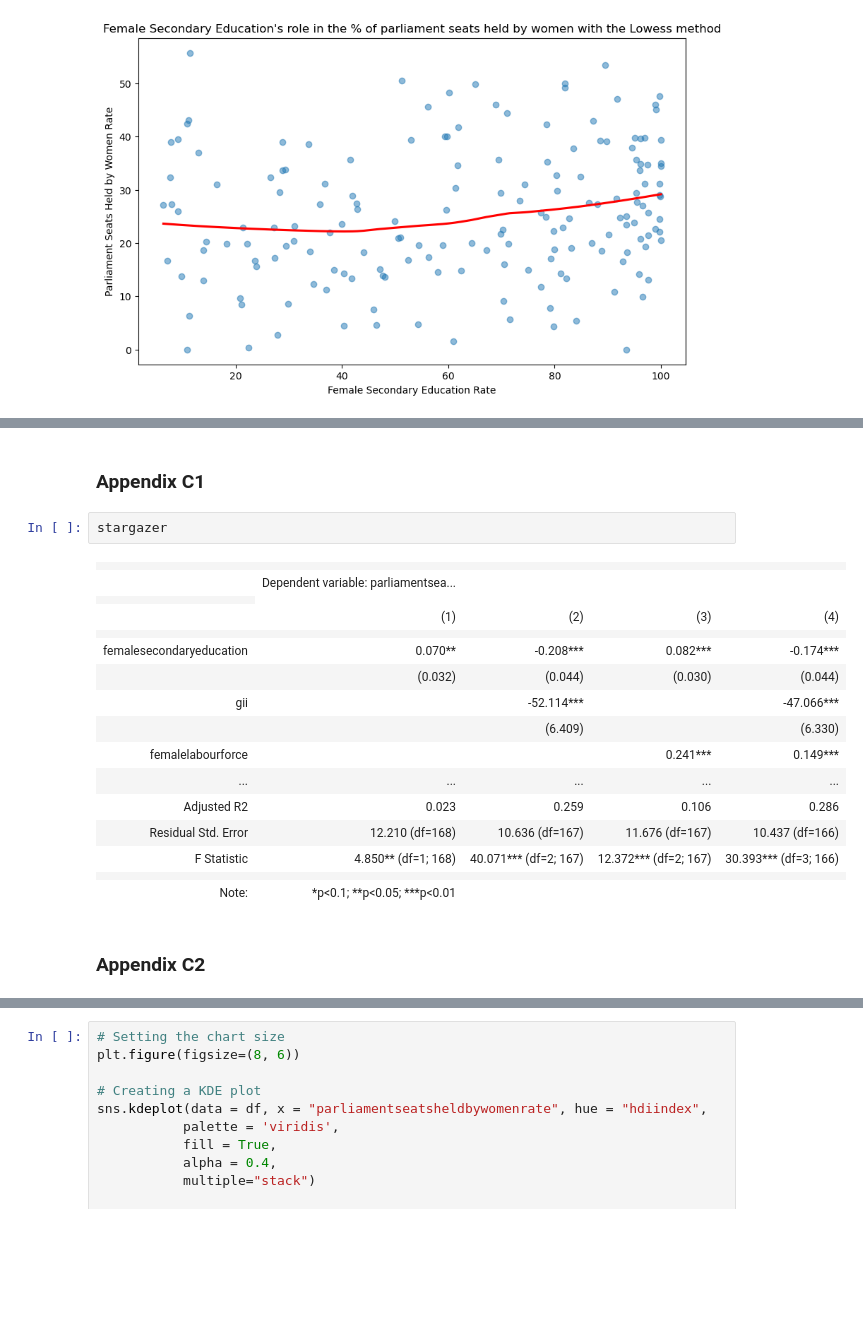
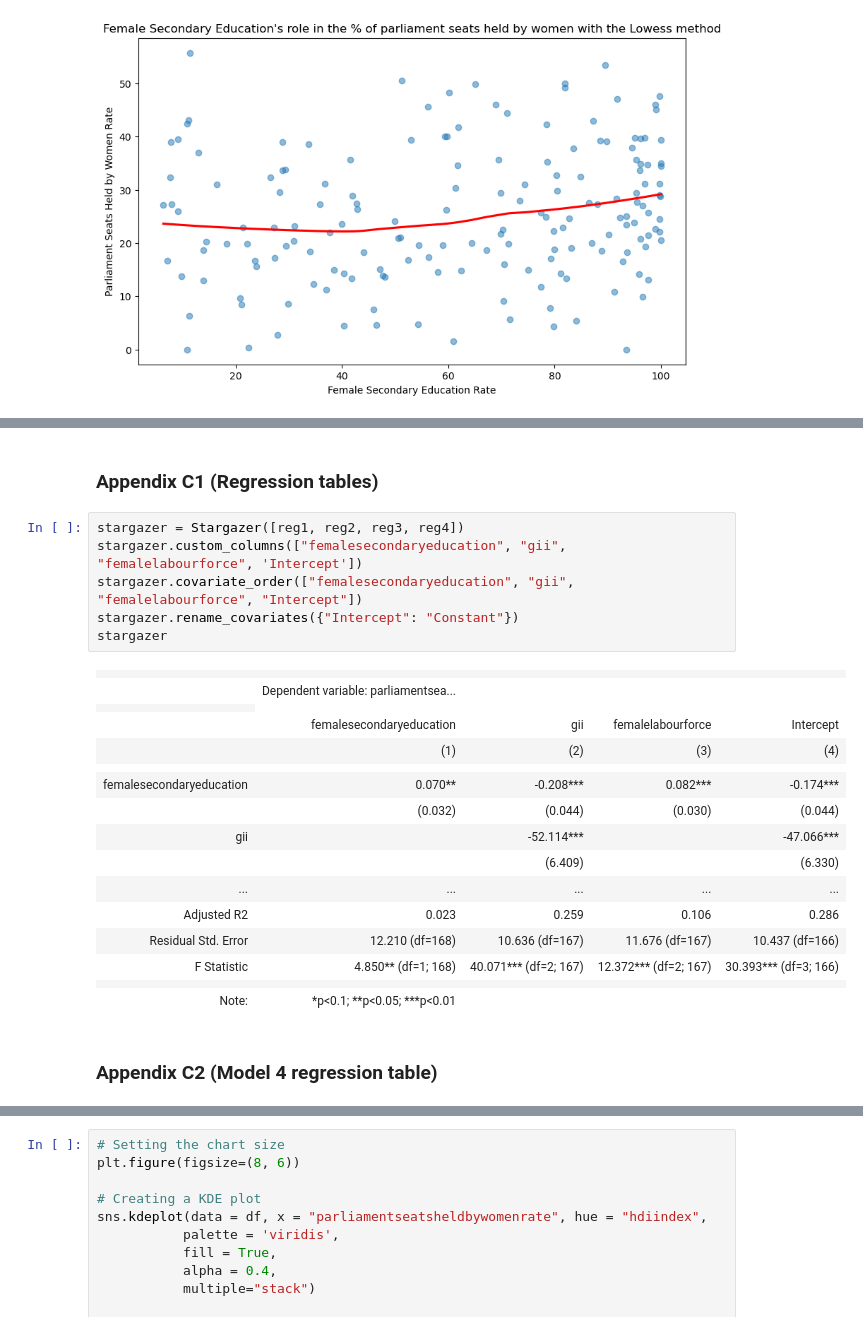
Before and after one commit to zsofiarebeka/DA2_Final-term, a Jupyter notebook: Katona_DA2_Final-term-project.ipynb, the cells around one changed output, grey strips where cells are left out. Cells and saved outputs as stored; diff of their text form; blank space fills up the shorter version.

```diff
--- a/Katona_DA2_Final-term-project.ipynb
+++ b/Katona_DA2_Final-term-project.ipynb
@@ -616,20 +654,24 @@ OLS Regression Results
 Notes:
 [1] Standard Errors are heteroscedasticity robust (HC1)
 # %% [markdown]
-### Appendix C1
+### Appendix C1 (Regression tables)
 # %%
+stargazer = Stargazer([reg1, reg2, reg3, reg4])
+stargazer.custom_columns(["femalesecondaryeducation", "gii", "femalelabourforce", 'Intercept'])
+stargazer.covariate_order(["femalesecondaryeducation", "gii", "femalelabourforce", "Intercept"])
+stargazer.rename_covariates({"Intercept": "Constant"})
 stargazer
 # %% [output]
 |  |  |  |  |  |
 |  | Dependent variable: parliamentsea... |  |  |  |
 |  |
+|  | femalesecondaryeducation | gii | femalelabourforce | Intercept |
 |  | (1) | (2) | (3) | (4) |
 |  |  |  |  |  |
 | femalesecondaryeducation | 0.070** | -0.208*** | 0.082*** | -0.174*** |
 |  | (0.032) | (0.044) | (0.030) | (0.044) |
 | gii |  | -52.114*** |  | -47.066*** |
 |  |  | (6.409) |  | (6.330) |
-| femalelabourforce |  |  | 0.241*** | 0.149*** |
 | ... | ... | ... | ... | ... |
 | Adjusted R2 | 0.023 | 0.259 | 0.106 | 0.286 |
 | Residual Std. Error | 12.210 (df=168) | 10.636 (df=167) | 11.676 (df=167) | 10.437 (df=166) |
@@ -637,7 +679,7 @@ stargazer
 |  |  |  |  |  |
 | Note: | *p<0.1; **p<0.05; ***p<0.01 |  |  |  |
 # %% [markdown]
-### Appendix C2
+### Appendix C2 (Model 4 regression table)
 # %%
 reg4.summary()
 # %% [output]
```
Also changed, not shown: parts of 26 cells of this notebook, 1 other file.
